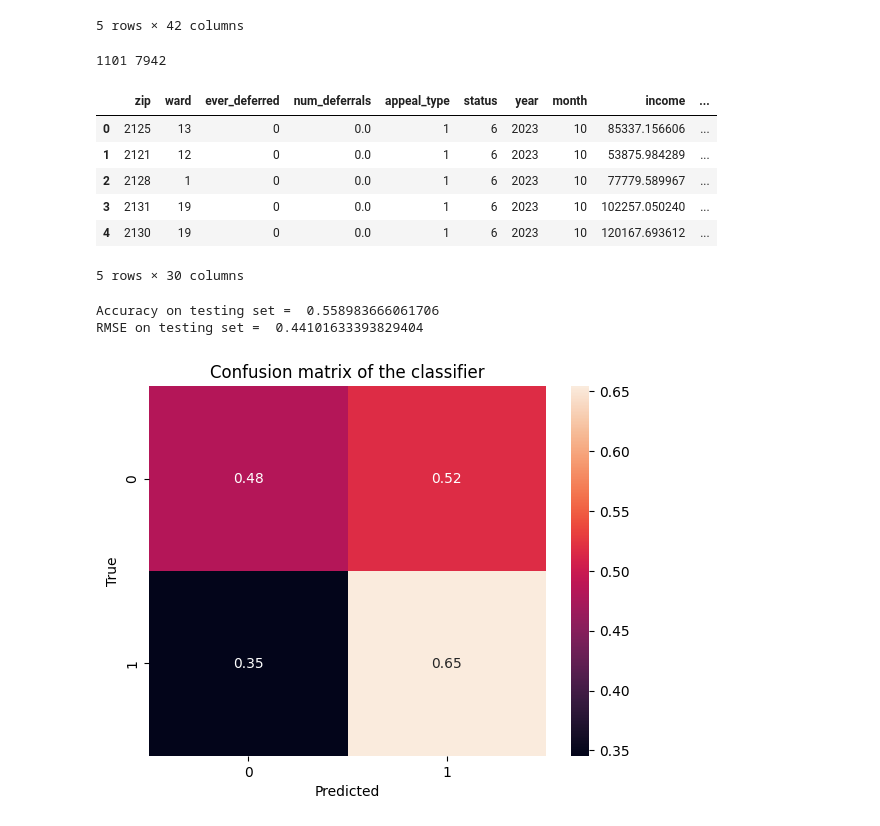
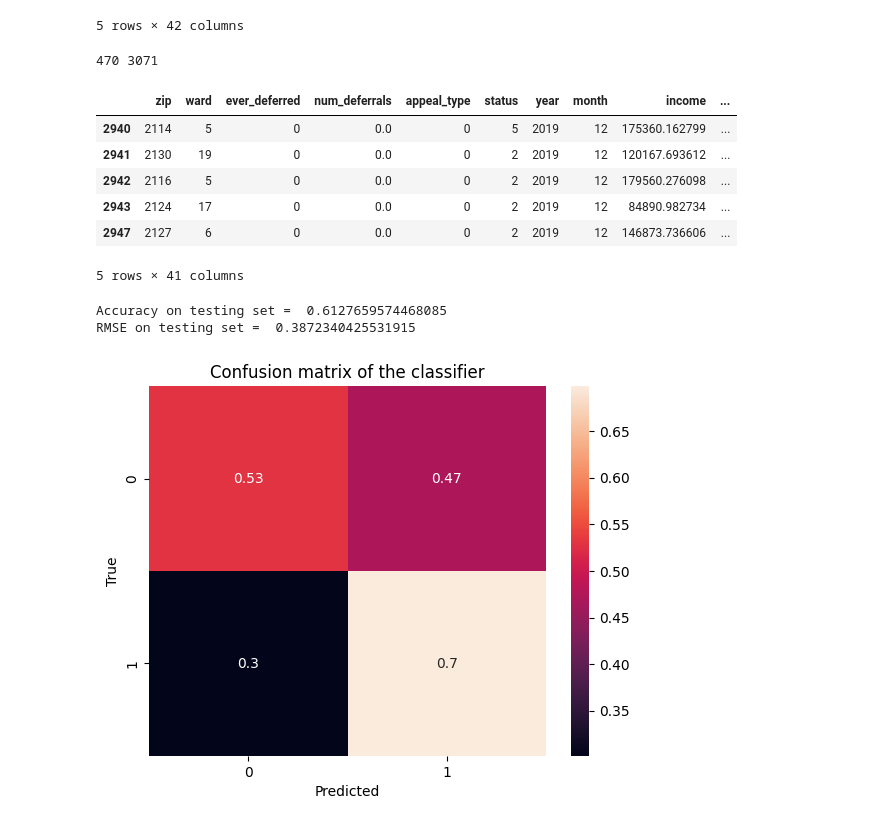
Before and after one commit to BU-Spark/ds-boston-permitting, a Jupyter notebook: fa23-team-f/workbooks/timevdo_extension_workbook.ipynb, the cells around one changed output. Cells and saved outputs as stored; diff of their text form; code cells hidden in the pictures.

Commit message:
Better extension report and model

```diff
--- a/fa23-team-f/workbooks/timevdo_extension_workbook.ipynb
+++ b/fa23-team-f/workbooks/timevdo_extension_workbook.ipynb
@@ -92,6 +92,23 @@ for feature in econ_df.columns[3:-3]:
 [figure]
 [figure]
 ... (4 outputs left out)
+# %%
+clean_econ_df = econ_df.drop(
+    axis=1,
+    labels=['foreclosure_pet',
+       'foreclosure_deeds', 'med_housing_price', 'housing_sales_vol',
+       'new_housing_const_permits', 'new-affordable_housing_permits']
+)
+
+econ_dct = dict.fromkeys(set(econ_df['Year']))
+for k in econ_dct.keys():
+    econ_dct[k] = dict.fromkeys(set(econ_df['Month']))
+    for k2 in econ_dct[k].keys():
+        econ_dct[k][k2] = dict.fromkeys(clean_econ_df.columns)
+        for f in clean_econ_df.columns:
+            tmp = econ_df.query(f"Year == {k} and Month == {k2}")[f]
+            assert len(tmp) == 1
+            econ_dct[k][k2][f] = tmp.to_numpy()[0]
 # %%
 housing_df.head()
 # %% [output]
@@ -145,3 +162,9 @@ for f in housing_features:
     appeals_df[f] = [housing_dct[z][f] if z in housing_dct.keys() else 0 for z in appeals_df['zip']]
 
 denied_df = appeals_df.query('decision == "Denied" | decision == "DeniedPrej"')
+# %%
+print(clean_econ_df.columns)
+econ_features = ['logan_passengers', 'logan_intl_flights',
+       'hotel_occup_rate', 'hotel_avg_daily_rate', 'total_jobs', 'unemp_rate',
+       'labor_force_part_rate', 'pipeline_unit', 'pipeline_total_dev_cost',
+       'pipeline_sqft', 'pipeline_const_jobs']
@@ -241,19 +271,23 @@ model_data['income'] = appeals_df['zip'].apply(lambda z : zip_to_mean_income[z])
 for f in housing_features:
     model_data[f] = appeals_df[f]
 
+for f in econ_features:
+    model_data[f] = [econ_dct[y][m][f] if y in econ_dct.keys() and m in econ_dct[y].keys() else np.nan for y, m in zip(model_data['year'], model_data['month'])]
+
+
 #model_data['day'] = pd.to_datetime(appeals_df['submitted_date']).dt.day
 model_data['denied'] = appeals_df['decision'].apply(lambda d : 1 if d == 'DeniedPrej' or d == 'Denied' else 0)
-model_data = model_data.fillna(0)
+model_data = model_data.dropna(axis=0)
 
 print(len(model_data[model_data['denied'] == 1]), len(model_data[model_data['denied'] == 0]))
 
 model_data.head()
 # %% [output]
-1101 7942
+470 3071
 |  | zip | ward | ever_deferred | num_deferrals | appeal_type | status | year | month | income | ... |
-| 0 | 2125 | 13 | 0 | 0.0 | 1 | 6 | 2023 | 10 | 85337.156606 | ... |
-| 1 | 2121 | 12 | 0 | 0.0 | 1 | 6 | 2023 | 10 | 53875.984289 | ... |
-| 2 | 2128 | 1 | 0 | 0.0 | 1 | 6 | 2023 | 10 | 77779.589967 | ... |
-| 3 | 2131 | 19 | 0 | 0.0 | 1 | 6 | 2023 | 10 | 102257.050240 | ... |
-| 4 | 2130 | 19 | 0 | 0.0 | 1 | 6 | 2023 | 10 | 120167.693612 | ... |
+| 2940 | 2114 | 5 | 0 | 0.0 | 0 | 5 | 2019 | 12 | 175360.162799 | ... |
+| 2941 | 2130 | 19 | 0 | 0.0 | 0 | 2 | 2019 | 12 | 120167.693612 | ... |
+| 2942 | 2116 | 5 | 0 | 0.0 | 0 | 2 | 2019 | 12 | 179560.276098 | ... |
+| 2943 | 2124 | 17 | 0 | 0.0 | 0 | 2 | 2019 | 12 | 84890.982734 | ... |
+| 2947 | 2127 | 6 | 0 | 0.0 | 0 | 2 | 2019 | 12 | 146873.736606 | ... |
-5 rows × 30 columns
+5 rows × 41 columns
@@ -260,41 +296,42 @@ model_data.head()
 # %%
-from sklearn.neighbors import KNeighborsClassifier
-from sklearn.ensemble import BaggingClassifier
+from sklearn.ensemble import RandomForestClassifier
+from sklearn.preprocessing import StandardScaler
 from sklearn.model_selection import train_test_split
 from sklearn.metrics import accuracy_score, confusion_matrix, mean_squared_error
 import seaborn as sns
 
 #undersample to address skew
+'''
 S = 1
 model_data = model_data.drop(
     model_data[model_data['denied'] == 0].sample(
         int(np.round(S * (len(model_data[model_data['denied'] == 0]) - len(model_data[model_data['denied'] == 1]))))
     ).index
 )
+'''
 
 X_train, X_test, Y_train, Y_test = train_test_split(
         model_data.drop(['denied'], axis=1),
         model_data['denied'],
         test_size=1/4.0,
         random_state=0
     )
 
-knn_model = BaggingClassifier(
-    KNeighborsClassifier(n_neighbors=50, weights='distance'),
-    n_estimators=50
-).fit(X_train, Y_train)
+X_train_cpy = X_train.copy()
 
-Y_test_predictions = knn_model.predict(X_test)
+tree_model = RandomForestClassifier(max_features=None, n_estimators=1000).fit(X_train, Y_train)
+
+Y_test_predictions = tree_model.predict(X_test)
 print("Accuracy on testing set = ", accuracy_score(Y_test, Y_test_predictions))
 print("RMSE on testing set = ", mean_squared_error(Y_test, Y_test_predictions))
 
 cm = confusion_matrix(Y_test, Y_test_predictions, normalize='true')
 sns.heatmap(cm, annot=True)
 plt.title('Confusion matrix of the classifier')
 plt.xlabel('Predicted')
 plt.ylabel('True')
 plt.show()
 # %% [output]
-Accuracy on testing set =  0.558983666061706
-RMSE on testing set =  0.44101633393829404
+Accuracy on testing set =  0.6127659574468085
+RMSE on testing set =  0.3872340425531915
-[figure, old version]
+[figure, new version]
```
Also changed, not shown: parts of 7 cells of this notebook.
